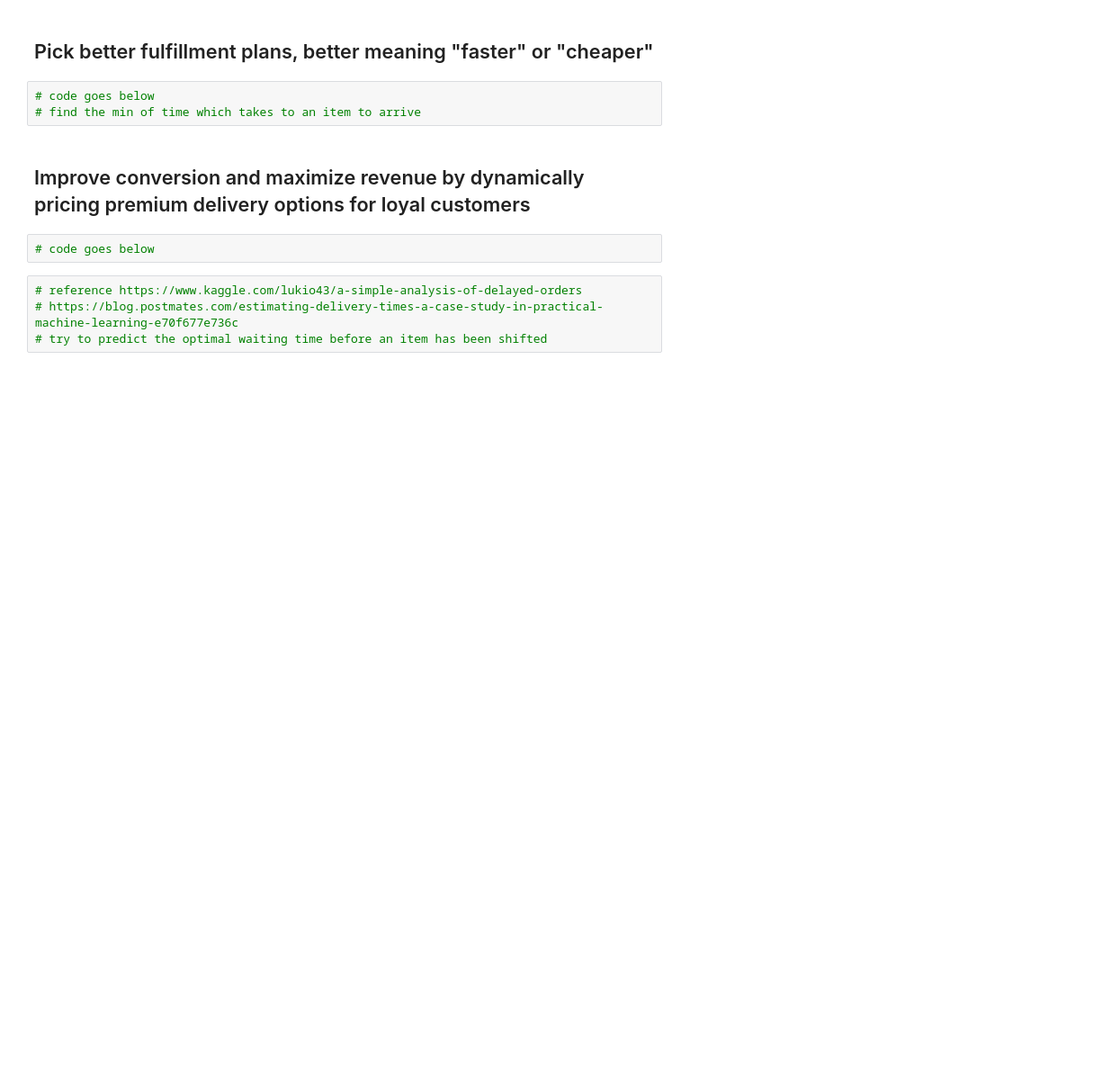
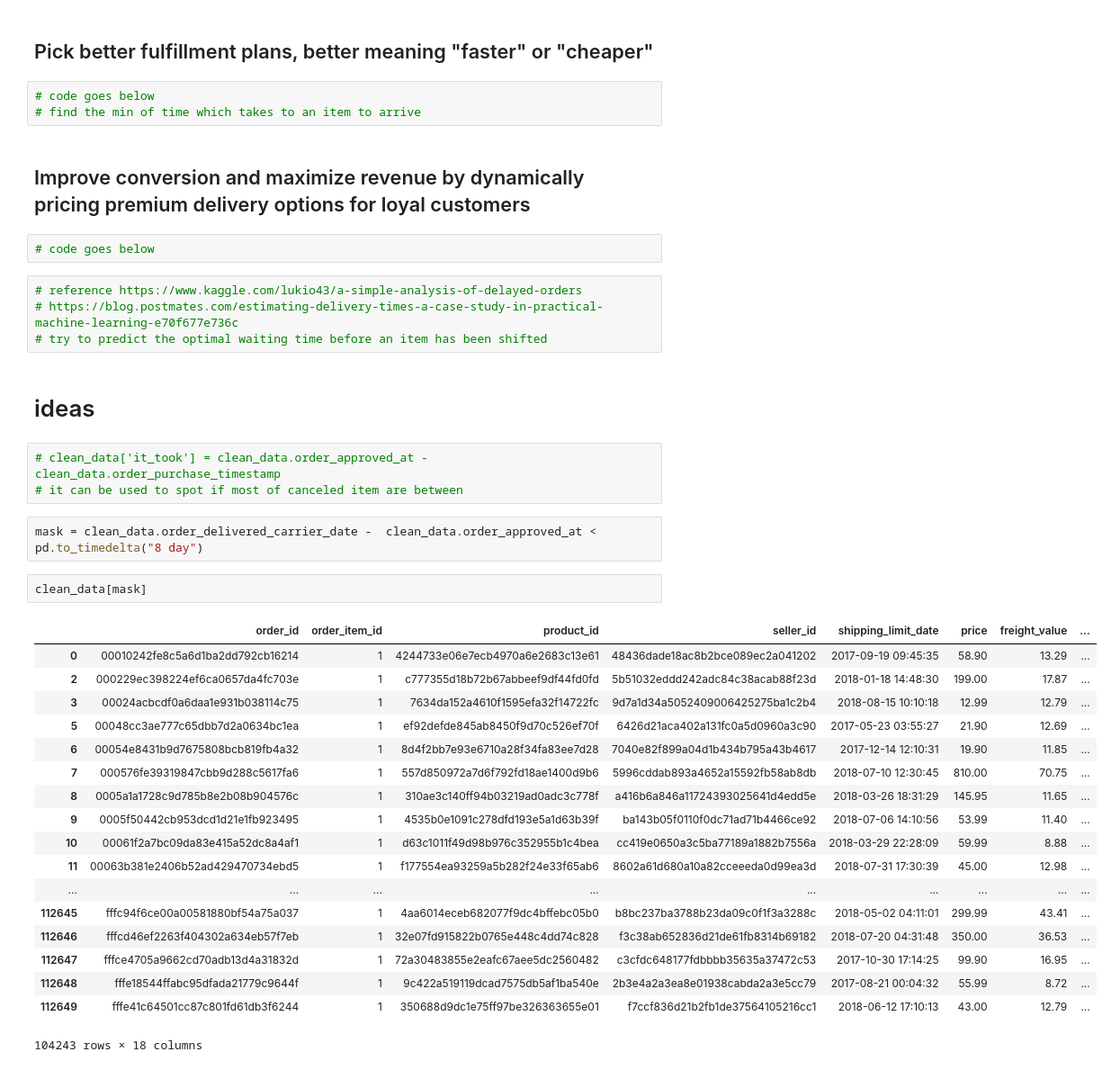
Before and after one commit to YurieCo/ETD_project, a Jupyter notebook: Investigation.ipynb, the cells around one changed output. Shown: that part at 90% size. Cells and saved outputs as stored; diff of their text form; blank space fills up the shorter version.

```diff
--- a/Investigation.ipynb
+++ b/Investigation.ipynb
@@ -198,3 +186,31 @@ how does the day of the week are affecting the result
 # reference https://www.kaggle.com/lukio43/a-simple-analysis-of-delayed-orders
 # https://blog.postmates.com/estimating-delivery-times-a-case-study-in-practical-machine-learning-e70f677e736c
 # try to predict the optimal waiting time before an item has been shifted
+# %% [markdown]
+# ideas
+# %%
+# clean_data['it_took'] = clean_data.order_approved_at - clean_data.order_purchase_timestamp
+# it can be used to spot if most of canceled item are between
+# %%
+mask = clean_data.order_delivered_carrier_date -  clean_data.order_approved_at < pd.to_timedelta("8 day")
+# %%
+clean_data[mask]
+# %% [output]
+|  | order_id | order_item_id | product_id | seller_id | shipping_limit_date | price | freight_value | ... |
+| 0 | 00010242fe8c5a6d1ba2dd792cb16214 | 1 | 4244733e06e7ecb4970a6e2683c13e61 | 48436dade18ac8b2bce089ec2a041202 | 2017-09-19 09:45:35 | 58.90 | 13.29 | ... |
+| 2 | 000229ec398224ef6ca0657da4fc703e | 1 | c777355d18b72b67abbeef9df44fd0fd | 5b51032eddd242adc84c38acab88f23d | 2018-01-18 14:48:30 | 199.00 | 17.87 | ... |
+| 3 | 00024acbcdf0a6daa1e931b038114c75 | 1 | 7634da152a4610f1595efa32f14722fc | 9d7a1d34a5052409006425275ba1c2b4 | 2018-08-15 10:10:18 | 12.99 | 12.79 | ... |
+| 5 | 00048cc3ae777c65dbb7d2a0634bc1ea | 1 | ef92defde845ab8450f9d70c526ef70f | 6426d21aca402a131fc0a5d0960a3c90 | 2017-05-23 03:55:27 | 21.90 | 12.69 | ... |
+| 6 | 00054e8431b9d7675808bcb819fb4a32 | 1 | 8d4f2bb7e93e6710a28f34fa83ee7d28 | 7040e82f899a04d1b434b795a43b4617 | 2017-12-14 12:10:31 | 19.90 | 11.85 | ... |
+| 7 | 000576fe39319847cbb9d288c5617fa6 | 1 | 557d850972a7d6f792fd18ae1400d9b6 | 5996cddab893a4652a15592fb58ab8db | 2018-07-10 12:30:45 | 810.00 | 70.75 | ... |
+| 8 | 0005a1a1728c9d785b8e2b08b904576c | 1 | 310ae3c140ff94b03219ad0adc3c778f | a416b6a846a11724393025641d4edd5e | 2018-03-26 18:31:29 | 145.95 | 11.65 | ... |
+| 9 | 0005f50442cb953dcd1d21e1fb923495 | 1 | 4535b0e1091c278dfd193e5a1d63b39f | ba143b05f0110f0dc71ad71b4466ce92 | 2018-07-06 14:10:56 | 53.99 | 11.40 | ... |
+| 10 | 00061f2a7bc09da83e415a52dc8a4af1 | 1 | d63c1011f49d98b976c352955b1c4bea | cc419e0650a3c5ba77189a1882b7556a | 2018-03-29 22:28:09 | 59.99 | 8.88 | ... |
+| 11 | 00063b381e2406b52ad429470734ebd5 | 1 | f177554ea93259a5b282f24e33f65ab6 | 8602a61d680a10a82cceeeda0d99ea3d | 2018-07-31 17:30:39 | 45.00 | 12.98 | ... |
+| ... | ... | ... | ... | ... | ... | ... | ... | ... |
+| 112645 | fffc94f6ce00a00581880bf54a75a037 | 1 | 4aa6014eceb682077f9dc4bffebc05b0 | b8bc237ba3788b23da09c0f1f3a3288c | 2018-05-02 04:11:01 | 299.99 | 43.41 | ... |
+| 112646 | fffcd46ef2263f404302a634eb57f7eb | 1 | 32e07fd915822b0765e448c4dd74c828 | f3c38ab652836d21de61fb8314b69182 | 2018-07-20 04:31:48 | 350.00 | 36.53 | ... |
+| 112647 | fffce4705a9662cd70adb13d4a31832d | 1 | 72a30483855e2eafc67aee5dc2560482 | c3cfdc648177fdbbbb35635a37472c53 | 2017-10-30 17:14:25 | 99.90 | 16.95 | ... |
+| 112648 | fffe18544ffabc95dfada21779c9644f | 1 | 9c422a519119dcad7575db5af1ba540e | 2b3e4a2a3ea8e01938cabda2a3e5cc79 | 2017-08-21 00:04:32 | 55.99 | 8.72 | ... |
+| 112649 | fffe41c64501cc87c801fd61db3f6244 | 1 | 350688d9dc1e75ff97be326363655e01 | f7ccf836d21b2fb1de37564105216cc1 | 2018-06-12 17:10:13 | 43.00 | 12.79 | ... |
+104243 rows × 18 columns
```
Also changed, not shown: parts of 13 cells of this notebook.
